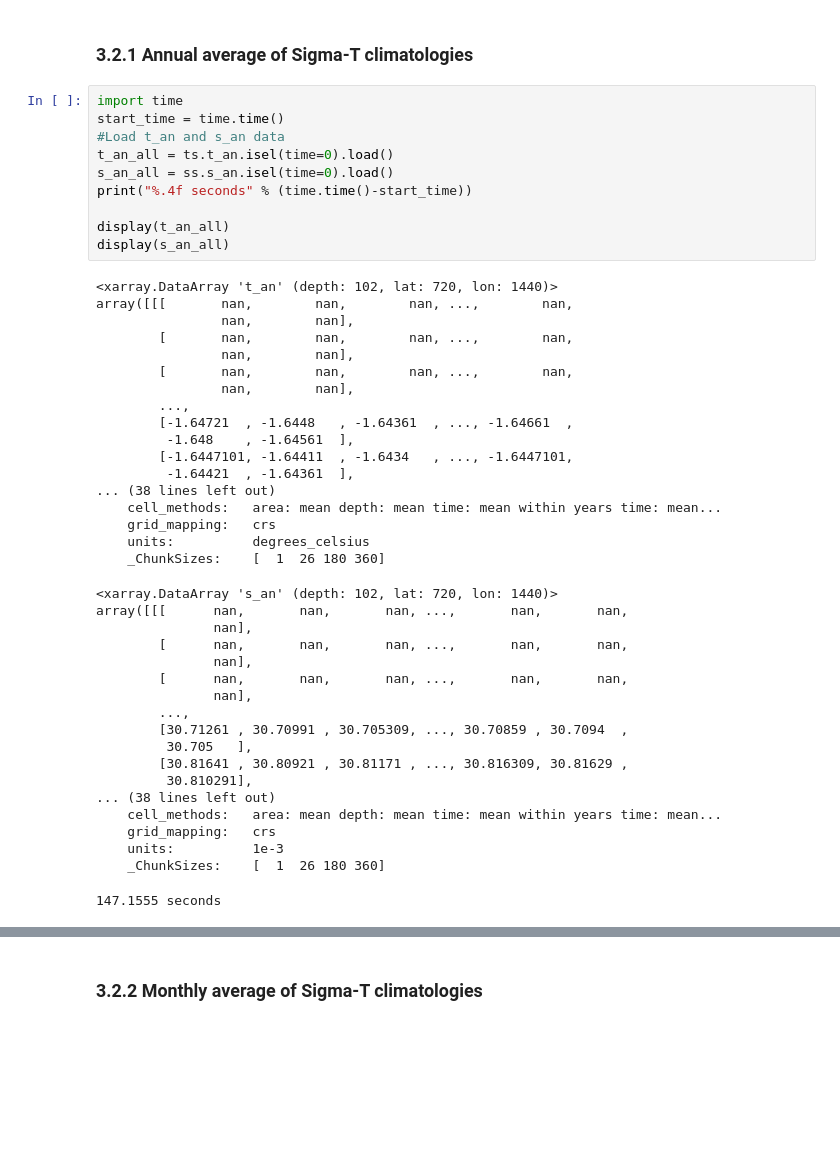
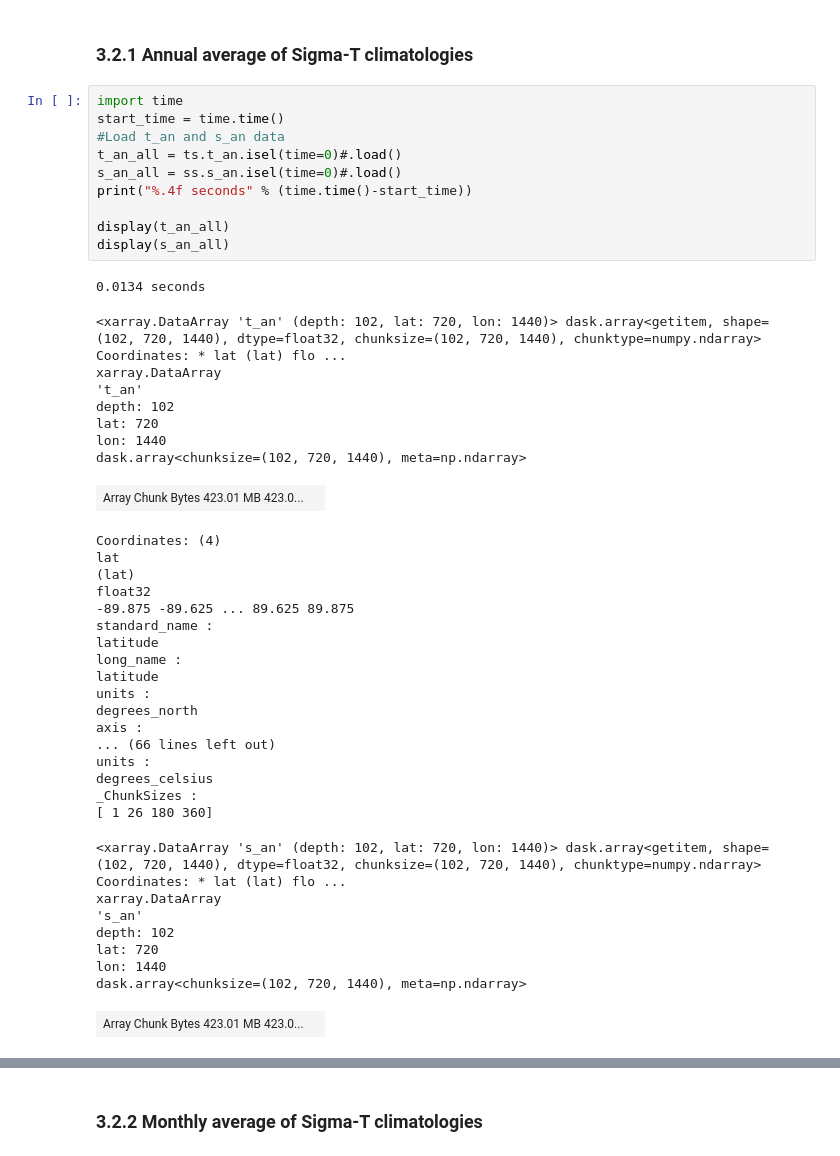
Before and after one commit to PaleoLipidRR/marine-AOA-GDGT-distribution, a Jupyter notebook: PNAS_pythonCodeS1_BeyondTEX86_preprocessing_RR.ipynb, the cells around one changed output, grey strips where cells are left out. Cells and saved outputs as stored; diff of their text form; blank space fills up the shorter version.

```diff
--- a/PNAS_pythonCodeS1_BeyondTEX86_preprocessing_RR.ipynb
+++ b/PNAS_pythonCodeS1_BeyondTEX86_preprocessing_RR.ipynb
@@ -674,46 +676,45 @@ Millero, F. J., & Poisson, A. (1981). International one-atmosphere equation of s
 # %%
 import time
 start_time = time.time()
 #Load t_an and s_an data
-t_an_all = ts.t_an.isel(time=0).load()
-s_an_all = ss.s_an.isel(time=0).load()
+t_an_all = ts.t_an.isel(time=0)#.load()
+s_an_all = ss.s_an.isel(time=0)#.load()
 print("%.4f seconds" % (time.time()-start_time))
 
 display(t_an_all)
 display(s_an_all)
 # %% [output]
-<xarray.DataArray 't_an' (depth: 102, lat: 720, lon: 1440)>
-array([[[       nan,        nan,        nan, ...,        nan,
-                nan,        nan],
-        [       nan,        nan,        nan, ...,        nan,
-                nan,        nan],
-        [       nan,        nan,        nan, ...,        nan,
-                nan,        nan],
-        ...,
-        [-1.64721  , -1.6448   , -1.64361  , ..., -1.64661  ,
-         -1.648    , -1.64561  ],
-        [-1.6447101, -1.64411  , -1.6434   , ..., -1.6447101,
-         -1.64421  , -1.64361  ],
-... (38 lines left out)
-    cell_methods:   area: mean depth: mean time: mean within years time: mean...
-    grid_mapping:   crs
-    units:          degrees_celsius
-    _ChunkSizes:    [  1  26 180 360]
+0.0134 seconds
-<xarray.DataArray 's_an' (depth: 102, lat: 720, lon: 1440)>
-array([[[      nan,       nan,       nan, ...,       nan,       nan,
-               nan],
-        [      nan,       nan,       nan, ...,       nan,       nan,
-               nan],
-        [      nan,       nan,       nan, ...,       nan,       nan,
-               nan],
-        ...,
-        [30.71261 , 30.70991 , 30.705309, ..., 30.70859 , 30.7094  ,
-         30.705   ],
-        [30.81641 , 30.80921 , 30.81171 , ..., 30.816309, 30.81629 ,
-         30.810291],
-... (38 lines left out)
-    cell_methods:   area: mean depth: mean time: mean within years time: mean...
-    grid_mapping:   crs
-    units:          1e-3
-    _ChunkSizes:    [  1  26 180 360]
+<xarray.DataArray 't_an' (depth: 102, lat: 720, lon: 1440)> dask.array<getitem, shape=(102, 720, 1440), dtype=float32, chunksize=(102, 720, 1440), chunktype=numpy.ndarray> Coordinates: * lat (lat) flo ...
+xarray.DataArray
+'t_an'
+depth: 102
+lat: 720
+lon: 1440
+dask.array<chunksize=(102, 720, 1440), meta=np.ndarray>
+| Array Chunk Bytes 423.01 MB 423.0... |  |
-147.1555 seconds
+Coordinates: (4)
+lat
+(lat)
+float32
+-89.875 -89.625 ... 89.625 89.875
+standard_name :
+latitude
+long_name :
+latitude
+units :
+degrees_north
+axis :
+... (66 lines left out)
+units :
+degrees_celsius
+_ChunkSizes :
+[ 1 26 180 360]
+<xarray.DataArray 's_an' (depth: 102, lat: 720, lon: 1440)> dask.array<getitem, shape=(102, 720, 1440), dtype=float32, chunksize=(102, 720, 1440), chunktype=numpy.ndarray> Coordinates: * lat (lat) flo ...
+xarray.DataArray
+'s_an'
+depth: 102
+lat: 720
+lon: 1440
+dask.array<chunksize=(102, 720, 1440), meta=np.ndarray>
+| Array Chunk Bytes 423.01 MB 423.0... |  |
```
Also changed, not shown: parts of 9 cells of this notebook, 7 other files.
